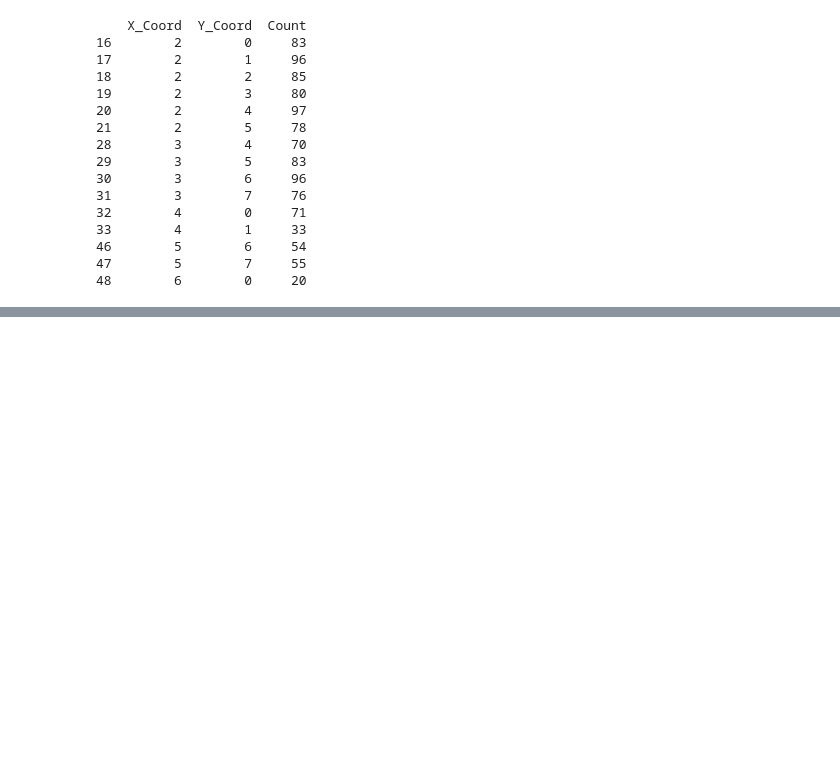
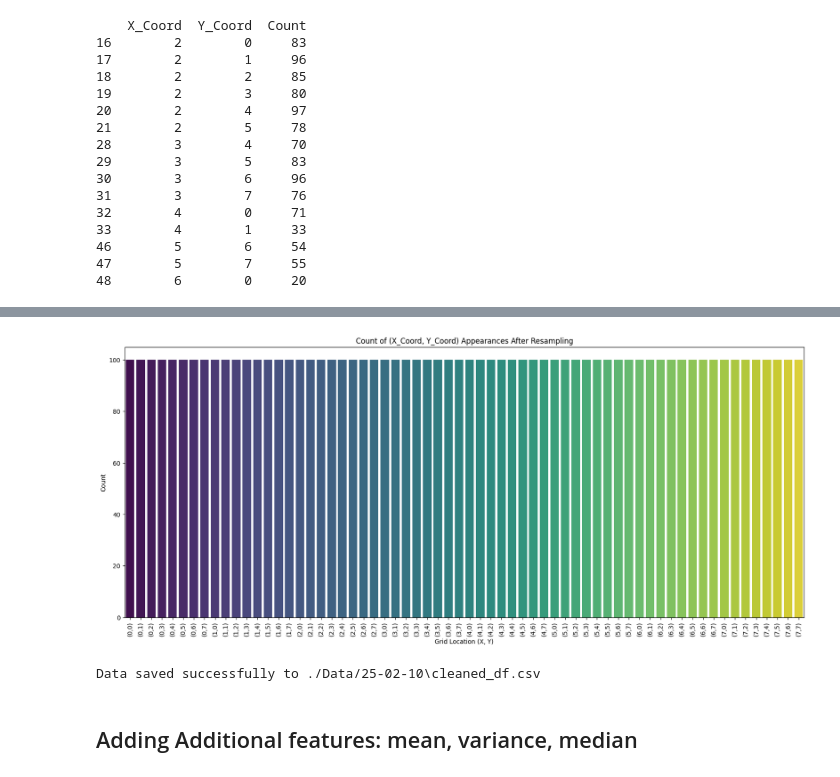
Before and after one commit to RandallCher/FYP, a Jupyter notebook: Data_Augmentation(train data).ipynb, the cells around one changed output, grey strips where cells are left out. Cells and saved outputs as stored; diff of their text form; code cells hidden in the pictures; blank space fills up the shorter version.

```diff
--- a/Data_Augmentation(train data).ipynb
+++ b/Data_Augmentation(train data).ipynb
@@ -291,14 +291,13 @@ for _, row in augmentation.iterrows():
 
     existing_samples = cleaned_df[cleaned_df['X_Coord'].eq(x) & cleaned_df['Y_Coord'].eq(y)]
     if not existing_samples.empty:
-        # Sample randomly from existing values
-        sampled_rssi = existing_samples.sample(n=num_samples, replace=True)[['Tx_0 RSSI', 'Tx_1 RSSI', 'Tx_2 RSSI',
-                                                                              'Tx_3 RSSI', 'Tx_4 RSSI', 'Tx_5 RSSI',
-                                                                              'Tx_6 RSSI', 'Tx_7 RSSI']].values
-
-        # Create new rows
-        for rssi_values in sampled_rssi:
-            resampled_data.append([x, y] + list(rssi_values))
+        for _ in range(num_samples):
+            # Independently sample each RSSI value from its respective column
+            sampled_rssi = [
+                existing_samples[f'Tx_{i} RSSI'].sample(n=1, replace=True).values[0]
+                for i in range(8)
+            ]
+            resampled_data.append([x, y] + sampled_rssi)
 
 resampled_df = pd.DataFrame(resampled_data, columns=['X_Coord', 'Y_Coord',
                                                      'Tx_0 RSSI', 'Tx_1 RSSI', 'Tx_2 RSSI',
@@ -310,5 +309,6 @@ augmented_cleaned_df = pd.concat([cleaned_df, resampled_df], ignore_index=True)
 
 # Display the updated dataset
 print(augmented_cleaned_df.shape)
+print(augmented_cleaned_df)
 # %% [output]
 (6400, 10)
@@ -314,0 +331,39 @@ print(augmented_cleaned_df.shape)
+# %%
+# Plot the graph again
+x_coords = np.arange(8)
+y_coords = np.arange(8)
+all_locations = pd.DataFrame([(x, y) for x in x_coords for y in y_coords], columns=['X_Coord', 'Y_Coord'])
+
+
+count_data = augmented_cleaned_df.groupby(['X_Coord', 'Y_Coord']).size().reset_index(name='Count')
+
+count_data = all_locations.merge(count_data, on=['X_Coord', 'Y_Coord'], how='left').fillna(0)
+count_data['Count'] = count_data['Count'].astype(int)
+
+
+count_data['Location'] = count_data.apply(lambda row: f"({row['X_Coord']},{row['Y_Coord']})", axis=1)
+
+
+count_data = count_data.sort_values(by=['X_Coord', 'Y_Coord'])
+
+plt.figure(figsize=(20, 8))
+sns.barplot(data=count_data, x="Location", y="Count", hue="Location", palette="viridis", legend=False)
+
+plt.xlabel("Grid Location (X, Y)")
+plt.ylabel("Count")
+plt.title("Count of (X_Coord, Y_Coord) Appearances After Resampling")
+plt.xticks(rotation=90)
+
+plt.savefig('./figures/Train_Data_After_Resampling.png')
+plt.show()
+# %% [output]
+[figure, added]
+# %%
+file_path = os.path.join(Data_Directory, 'cleaned_df.csv')
+augmented_cleaned_df.to_csv(file_path, index=False)
+
+print(f"Data saved successfully to {file_path}")
+# %% [output]
+Data saved successfully to ./Data/25-02-10\cleaned_df.csv
+# %% [markdown]
+## Adding Additional features: mean, variance, median
```
Also changed, not shown: parts of 4 cells of this notebook, 17 other files.
